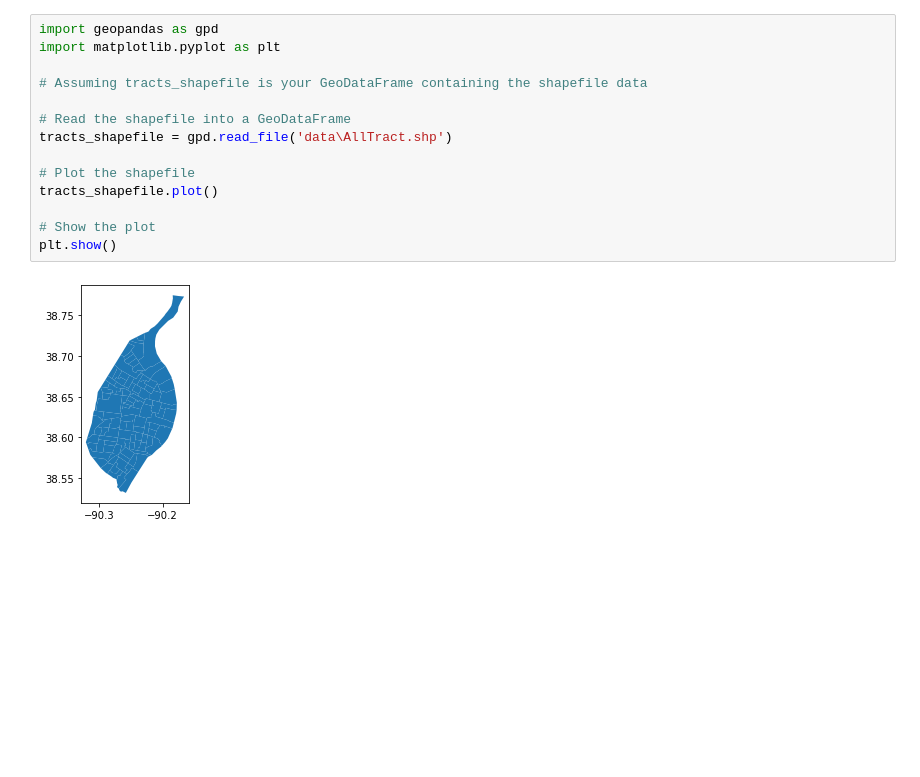
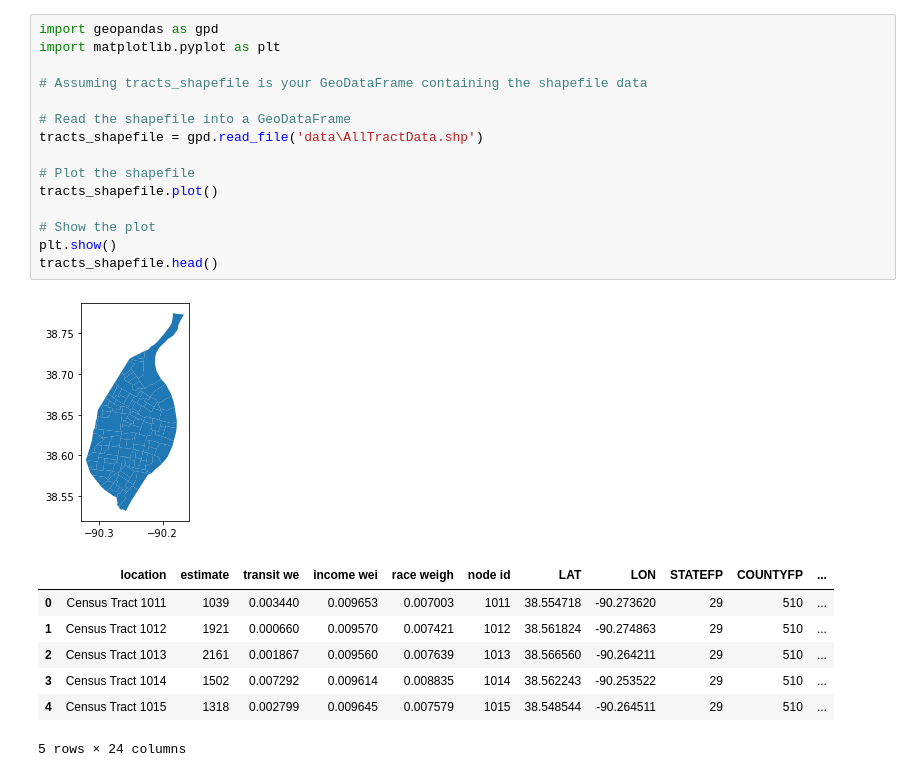
Before and after one commit to juliatompkins/trio-capstone, a Jupyter notebook: algorithms code/geoData.ipynb, the cells around one changed output. Drawn from its saved outputs; the diff is of its cells as text; blank space fills up the shorter version.

```diff
--- a/algorithms code/geoData.ipynb
+++ b/algorithms code/geoData.ipynb
@@ -36,16 +37,24 @@ gdf.head()
 # %%
 import geopandas as gpd
 import matplotlib.pyplot as plt
 
 # Assuming tracts_shapefile is your GeoDataFrame containing the shapefile data
 
 # Read the shapefile into a GeoDataFrame
-tracts_shapefile = gpd.read_file('data\AllTract.shp')
+tracts_shapefile = gpd.read_file('data\AllTractData.shp')
 
 # Plot the shapefile
 tracts_shapefile.plot()
 
 # Show the plot
 plt.show()
+tracts_shapefile.head()
 # %% [output]
 [figure]
+|  | location | estimate | transit we | income wei | race weigh | node id | LAT | LON | STATEFP | COUNTYFP | ... |
+| 0 | Census Tract 1011 | 1039 | 0.003440 | 0.009653 | 0.007003 | 1011 | 38.554718 | -90.273620 | 29 | 510 | ... |
+| 1 | Census Tract 1012 | 1921 | 0.000660 | 0.009570 | 0.007421 | 1012 | 38.561824 | -90.274863 | 29 | 510 | ... |
+| 2 | Census Tract 1013 | 2161 | 0.001867 | 0.009560 | 0.007639 | 1013 | 38.566560 | -90.264211 | 29 | 510 | ... |
+| 3 | Census Tract 1014 | 1502 | 0.007292 | 0.009614 | 0.008835 | 1014 | 38.562243 | -90.253522 | 29 | 510 | ... |
+| 4 | Census Tract 1015 | 1318 | 0.002799 | 0.009645 | 0.007579 | 1015 | 38.548544 | -90.264511 | 29 | 510 | ... |
+5 rows × 24 columns
```
Also changed, not shown: parts of 2 cells of this notebook, 30 other files.
